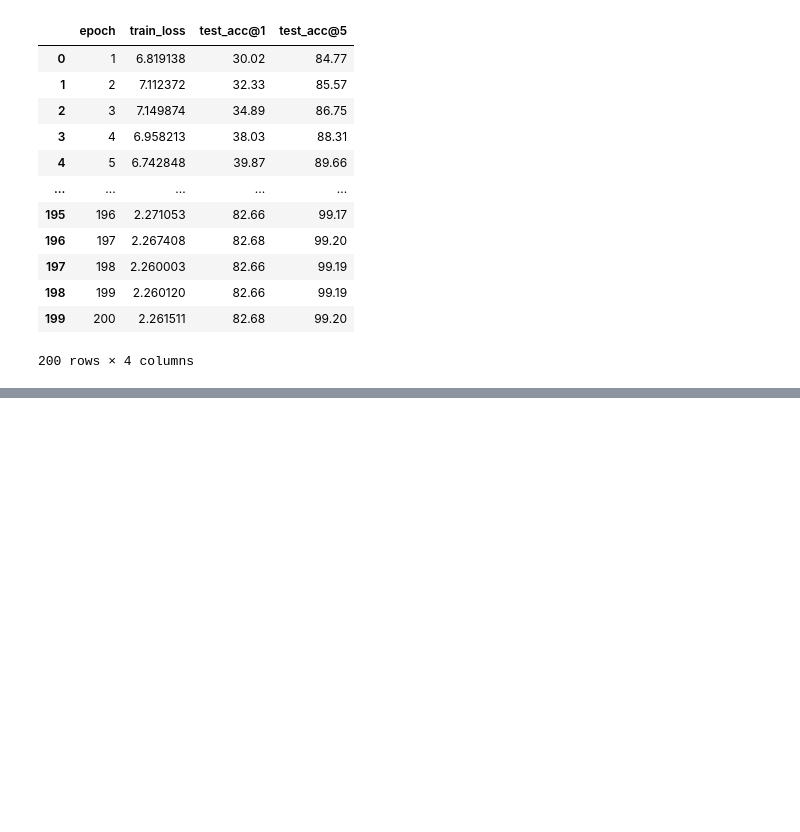
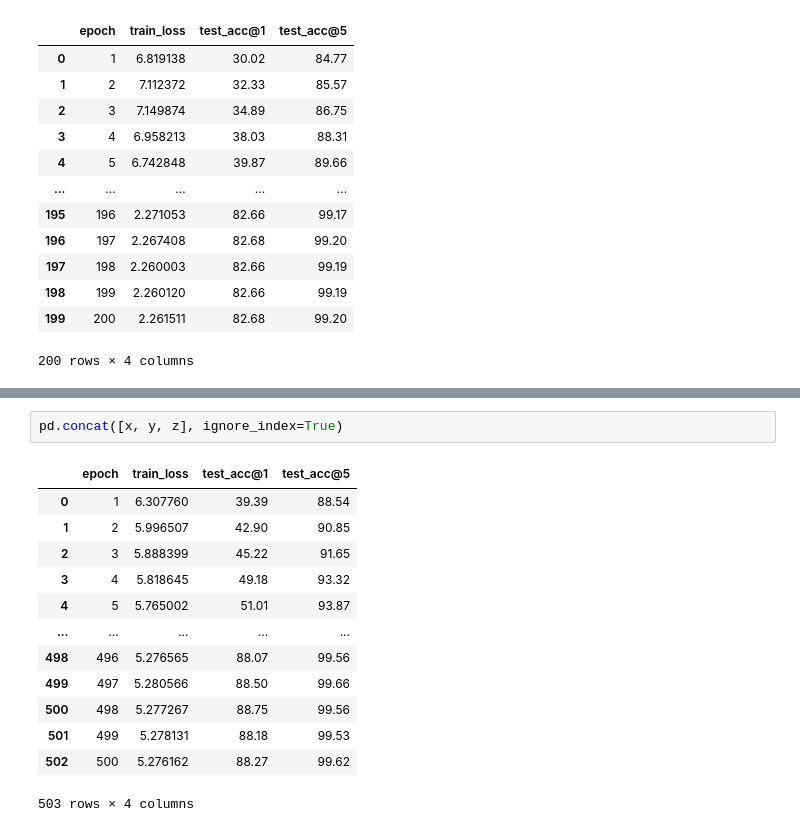
Before and after one commit to Cheng-Chen-NYU/cssl, a Jupyter notebook: illustrate.ipynb, the cells around one changed output, grey strips where cells are left out. Cells and saved outputs as stored; diff of their text form; blank space fills up the shorter version.

```diff
--- a/illustrate.ipynb
+++ b/illustrate.ipynb
@@ -63,0 +135,16 @@ plot(m1, 'MoCov1-512-resnet18')
+# %%
+pd.concat([x, y, z], ignore_index=True)
+# %% [output]
+|  | epoch | train_loss | test_acc@1 | test_acc@5 |
+| 0 | 1 | 6.307760 | 39.39 | 88.54 |
+| 1 | 2 | 5.996507 | 42.90 | 90.85 |
+| 2 | 3 | 5.888399 | 45.22 | 91.65 |
+| 3 | 4 | 5.818645 | 49.18 | 93.32 |
+| 4 | 5 | 5.765002 | 51.01 | 93.87 |
+| ... | ... | ... | ... | ... |
+| 498 | 496 | 5.276565 | 88.07 | 99.56 |
+| 499 | 497 | 5.280566 | 88.50 | 99.66 |
+| 500 | 498 | 5.277267 | 88.75 | 99.56 |
+| 501 | 499 | 5.278131 | 88.18 | 99.53 |
+| 502 | 500 | 5.276162 | 88.27 | 99.62 |
+503 rows × 4 columns
```
Also changed, not shown: parts of 8 cells of this notebook, 3 other files.
